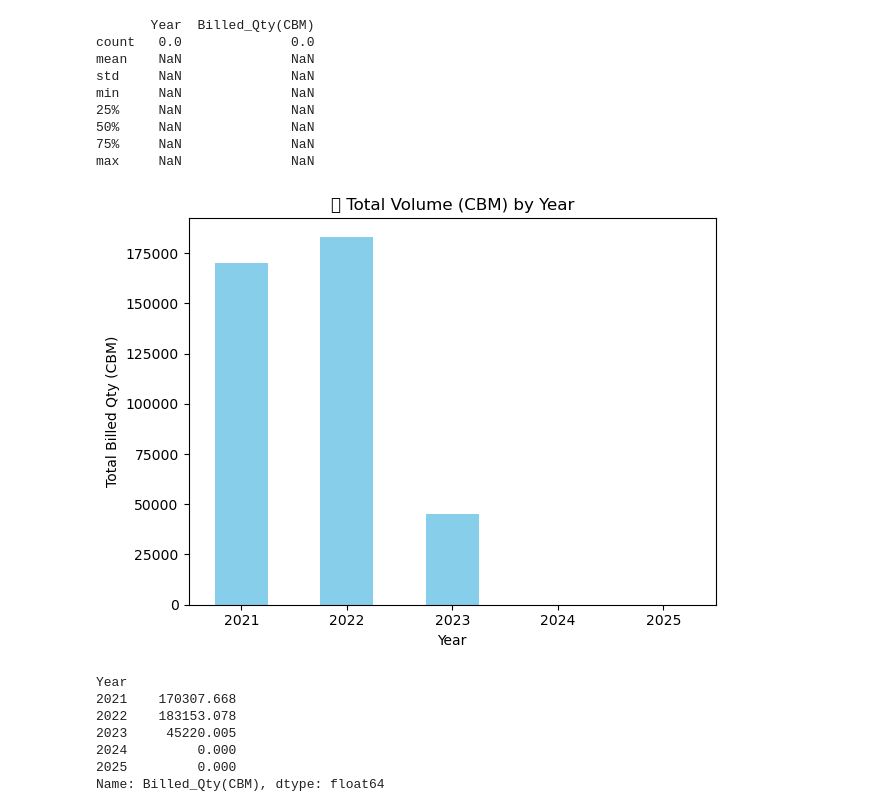
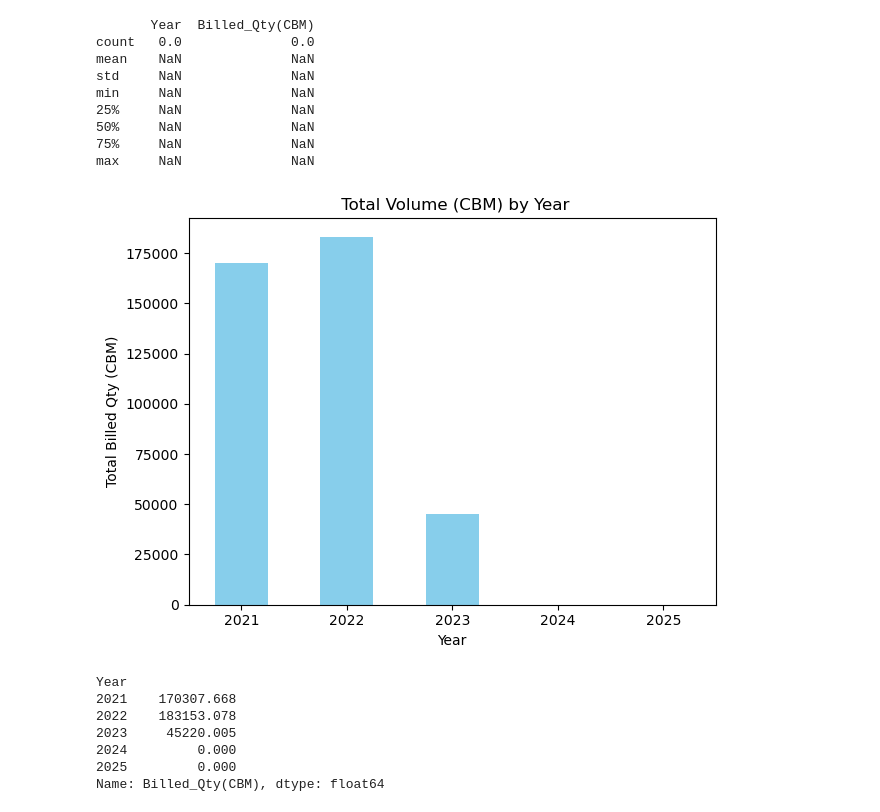
Before and after one commit to AbhishekBharadwaj2003/2021-2025-CENTURYPLY-SALES, a Jupyter notebook: CenturyPly 21-25 sales report 2.ipynb, the cells around one changed output. Saved outputs shown, nothing was run; the diff lists cells and outputs as text; code cells hidden in the pictures.

```diff
--- a/CenturyPly 21-25 sales report 2.ipynb
+++ b/CenturyPly 21-25 sales report 2.ipynb
@@ -118,14 +118,14 @@ volume_by_year = volume_by_year.reindex([2021, 2022, 2023, 2024, 2025], fill_val
 # %%
 # Plot
 
-volume_by_year.plot(kind='bar', title="📦 Total Volume (CBM) by Year", color='skyblue')
+volume_by_year.plot(kind='bar', title=" Total Volume (CBM) by Year", color='skyblue')
 plt.xlabel("Year")
 plt.ylabel("Total Billed Qty (CBM)")
 plt.xticks(rotation=0)
 plt.tight_layout()
 plt.show()
 # %% [output]
-[figure, old version]
+[figure, new version]
 # %%
 print(volume_by_year)
 # %% [output]
```
